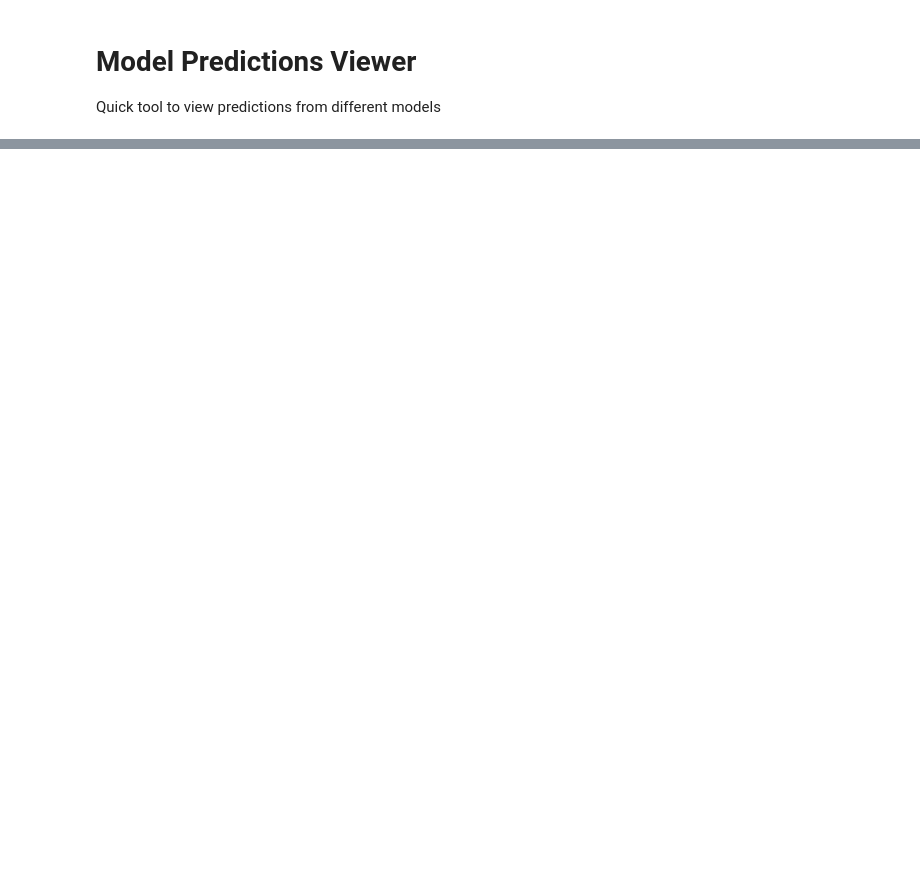
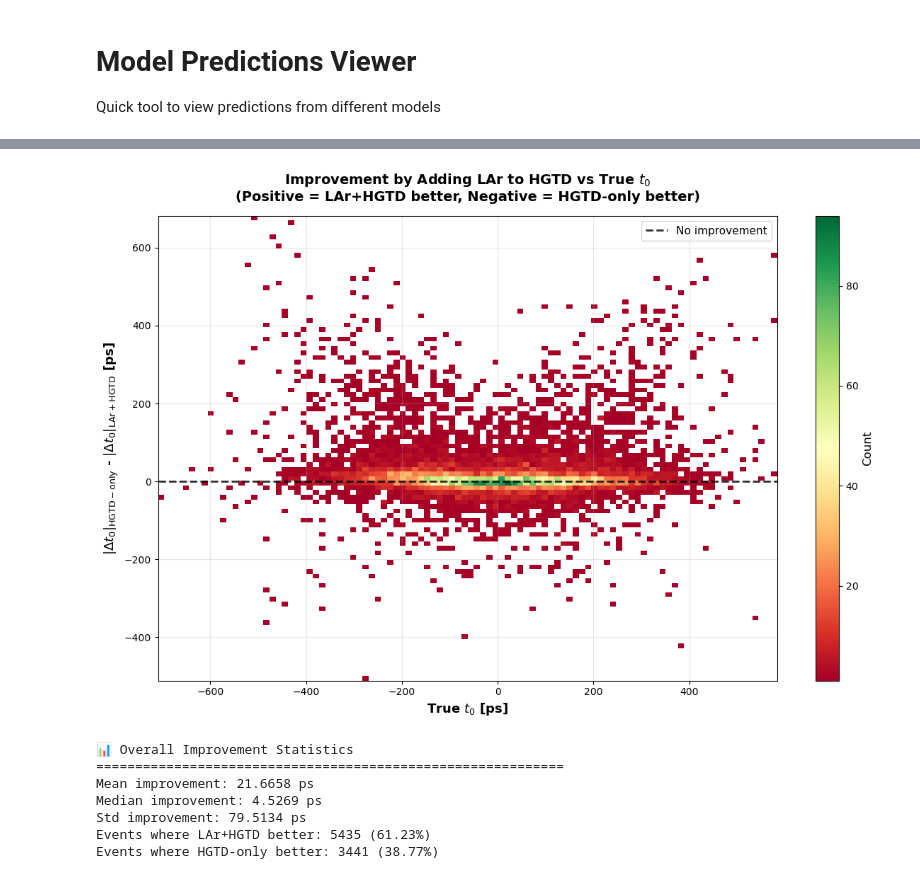
Before and after one commit to Liangyu5wu/ML4Vertex_t0, a Jupyter notebook: view_predictions.ipynb, the cells around one changed output, grey strips where cells are left out. Drawn from its saved outputs; the diff is of its cells as text; code cells hidden in the pictures; blank space fills up the shorter version.

```diff
--- a/view_predictions.ipynb
+++ b/view_predictions.ipynb
@@ -308,0 +815,40 @@ Total Samples: 8876
+# %%
+# 2D Histogram: Truth time vs Improvement
+plt.figure(figsize=(12, 8))
+
+# Calculate improvement: |HGTD-only error| - |LAr+HGTD error|
+# Positive values mean LAr+HGTD is better
+improvement = df['HGTD-only_abs_error'] - df['LAr+HGTD_abs_error']
+
+h = plt.hist2d(df['True t₀ [ps]'], improvement,
+               bins=100, cmap='RdYlGn', cmin=1)
+
+cbar = plt.colorbar(h[3])
+cbar.set_label('Count', fontsize=12)
+
+plt.axhline(y=0, color='black', linestyle='--', linewidth=2, alpha=0.8, label='No improvement')
+plt.xlabel('True $t_0$ [ps]', fontsize=13, fontweight='bold')
+plt.ylabel('$|\\Delta t_0|_{\\mathrm{HGTD-only}}$ - $|\\Delta t_0|_{\\mathrm{LAr+HGTD}}$ [ps]', fontsize=13, fontweight='bold')
+plt.title('Improvement by Adding LAr to HGTD vs True $t_0$\n(Positive = LAr+HGTD better, Negative = HGTD-only better)',
+          fontsize=14, fontweight='bold', pad=15)
+plt.legend(fontsize=11)
+plt.grid(True, alpha=0.3)
+plt.tight_layout()
+plt.show()
+
+print(f"📊 Overall Improvement Statistics")
+print(f"{'='*60}")
+print(f"Mean improvement: {improvement.mean():.4f} ps")
+print(f"Median improvement: {improvement.median():.4f} ps")
+print(f"Std improvement: {improvement.std():.4f} ps")
+print(f"Events where LAr+HGTD better: {(improvement > 0).sum()} ({100*(improvement > 0).sum()/len(improvement):.2f}%)")
+print(f"Events where HGTD-only better: {(improvement < 0).sum()} ({100*(improvement < 0).sum()/len(improvement):.2f}%)")
+# %% [output]
+[figure, added]
+📊 Overall Improvement Statistics
+============================================================
+Mean improvement: 21.6658 ps
+Median improvement: 4.5269 ps
+Std improvement: 79.5134 ps
+Events where LAr+HGTD better: 5435 (61.23%)
+Events where HGTD-only better: 3441 (38.77%)
```
Also changed, not shown: parts of 18 cells of this notebook, 12 other files.
